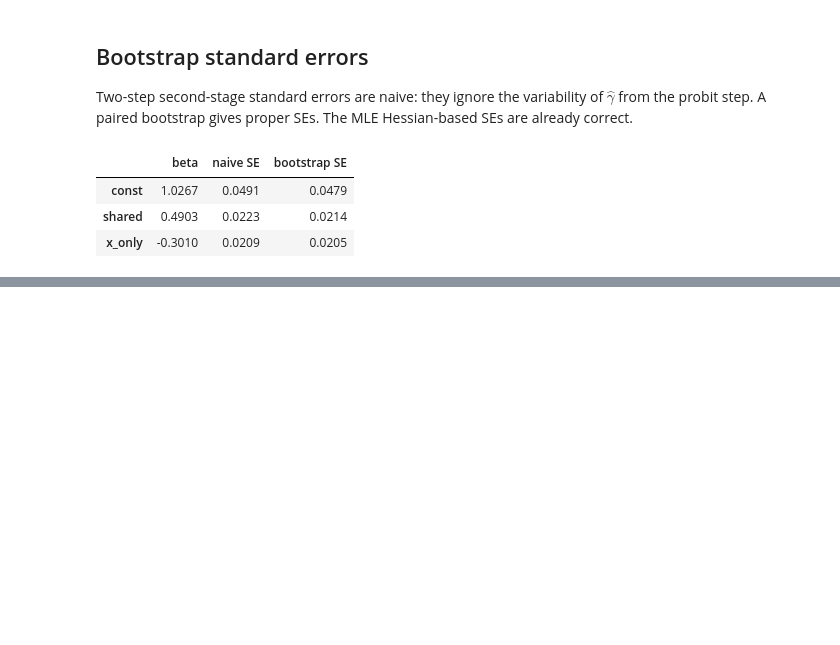
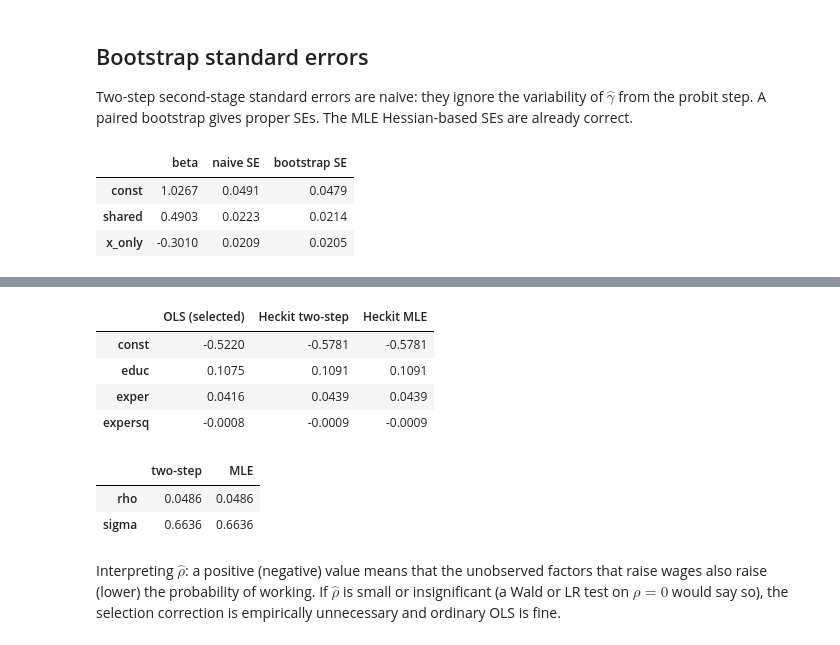
Before and after one commit to Ramis-Paygin/censored-truncated-regression, a Jupyter notebook: examples/censtrunc_report.ipynb, the cells around one changed output, grey strips where cells are left out. Cells and saved outputs as stored; diff of their text form; code cells hidden in the pictures; blank space fills up the shorter version.

```diff
--- a/examples/censtrunc_report.ipynb
+++ b/examples/censtrunc_report.ipynb
@@ -993,0 +1006,12 @@ pd.DataFrame({
+# %%
+try:
+    import wooldridge as woo
+    mroz = woo.data('mroz')
+except ImportError:
+    raise ImportError('Install with: pip install wooldridge')
+
+print(f'shape: {mroz.shape}')
+print(f'in labor force (inlf=1): {(mroz["inlf"]==1).sum()}')
+print(f'out of labor force:      {(mroz["inlf"]==0).sum()}')
+print(f'lwage missing where inlf=0: {mroz.loc[mroz["inlf"]==0, "lwage"].isna().sum()}/'
+      f'{(mroz["inlf"]==0).sum()}  (should be 100% — the canonical selection setup)')
@@ -993,0 +1025,6 @@ pd.DataFrame({
+# %%
+import statsmodels.formula.api as smf
+
+ols = smf.ols('lwage ~ educ + exper + expersq',
+              data=mroz[mroz['inlf'] == 1]).fit()
+print(ols.summary().tables[1])
@@ -993,0 +1042,9 @@ pd.DataFrame({
+# %%
+from censtrunc import HeckitRegression
+
+heck_ts = HeckitRegression.from_formula(
+    outcome   = 'lwage ~ educ + exper + expersq',
+    selection = 'inlf ~ educ + exper + expersq + nwifeinc + age + kidslt6 + kidsge6',
+    data=mroz, method='twostep',
+).fit()
+print(heck_ts.summary())
@@ -993,0 +1071,7 @@ pd.DataFrame({
+# %%
+heck_ml = HeckitRegression.from_formula(
+    outcome   = 'lwage ~ educ + exper + expersq',
+    selection = 'inlf ~ educ + exper + expersq + nwifeinc + age + kidslt6 + kidsge6',
+    data=mroz, method='mle',
+).fit()
+print(heck_ml.summary())
@@ -993,0 +1100,25 @@ pd.DataFrame({
+# %%
+import numpy as np
+comparison = pd.DataFrame({
+    'OLS (selected)': np.asarray(ols.params),
+    'Heckit two-step': heck_ts.coef_,
+    'Heckit MLE':     heck_ml.coef_,
+}, index=heck_ts.outcome_feature_names_)
+comparison.round(4)
+# %% [output]
+|  | OLS (selected) | Heckit two-step | Heckit MLE |
+| const | -0.5220 | -0.5781 | -0.5781 |
+| educ | 0.1075 | 0.1091 | 0.1091 |
+| exper | 0.0416 | 0.0439 | 0.0439 |
+| expersq | -0.0008 | -0.0009 | -0.0009 |
+# %%
+pd.DataFrame({
+    'two-step':  [heck_ts.rho_, heck_ts.sigma_],
+    'MLE':       [heck_ml.rho_, heck_ml.sigma_],
+}, index=['rho', 'sigma']).round(4)
+# %% [output]
+|  | two-step | MLE |
+| rho | 0.0486 | 0.0486 |
+| sigma | 0.6636 | 0.6636 |
+# %% [markdown]
+Interpreting $\hat\rho$: a positive (negative) value means that the unobserved factors that raise wages also raise (lower) the probability of working. If $\hat\rho$ is small or insignificant (a Wald or LR test on $\rho = 0$ would say so), the selection correction is empirically unnecessary and ordinary OLS is fine.
```
Also changed, not shown: parts of 12 cells of this notebook, 11 other files.
